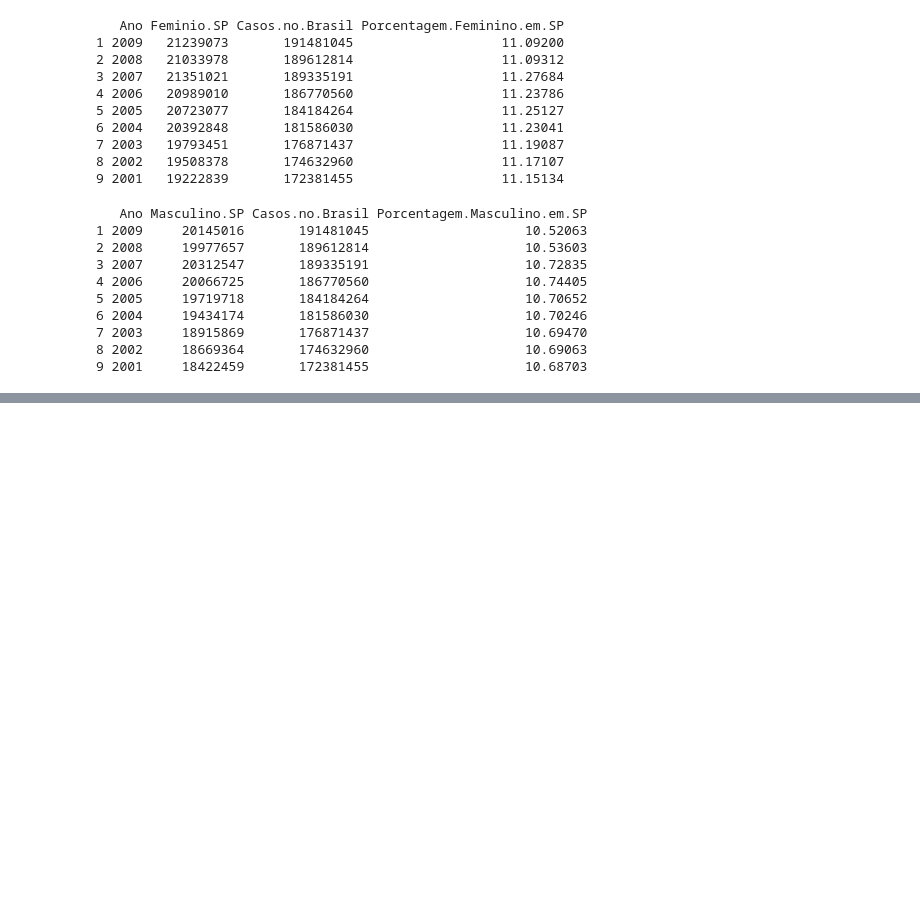
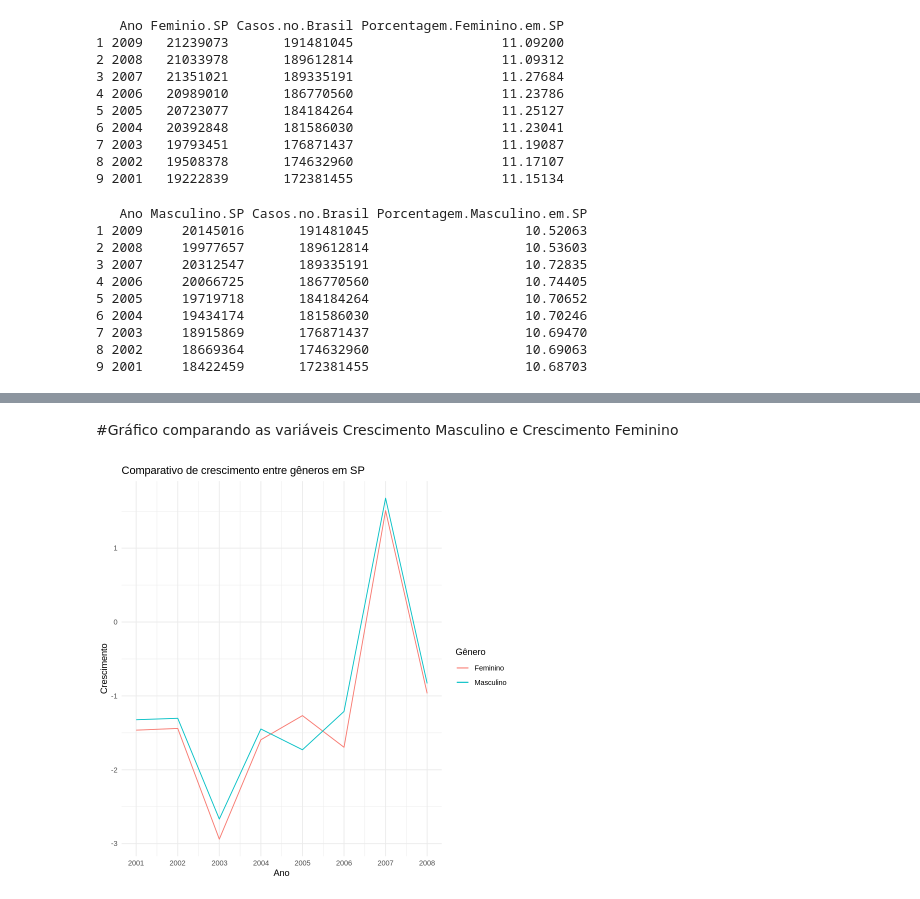
Before and after one commit to Gabrieldiasdeoliveira/Analise-Bayesiana, a Jupyter notebook: Atividade_2.ipynb, the cells around one changed output, grey strips where cells are left out. Cells and saved outputs as stored; diff of their text form; code cells hidden in the pictures; blank space fills up the shorter version.

```diff
--- a/Atividade_2.ipynb
+++ b/Atividade_2.ipynb
@@ -169,0 +224,21 @@ print(tabela)
+# %% [markdown]
+#Gráfico comparando as variáveis Crescimento Masculino e Crescimento Feminino
+# %%
+library(ggplot2)
+library(dplyr)
+
+# Filtrando os dados até 2008
+dados_filtrados <- filter(tabela_crescimento, Ano <= 2008)
+
+# Criando o gráfico
+ggplot(dados_filtrados, aes(x = Ano, y = Crescimento_Feminino, color = "Feminino")) +
+  geom_line() +
+  geom_line(aes(y = Crescimento_Masculino, color = "Masculino")) +
+  scale_x_continuous(limits = c(2001, 2008), breaks = seq(2001, 2008, 1)) +
+  labs(title = "Comparativo de crescimento entre gêneros em SP",
+       x = "Ano",
+       y = "Crescimento",
+       color = "Gênero") +
+  theme_minimal()
+# %% [output]
+[figure, added]
```
Also changed, not shown: parts of 9 cells of this notebook.
